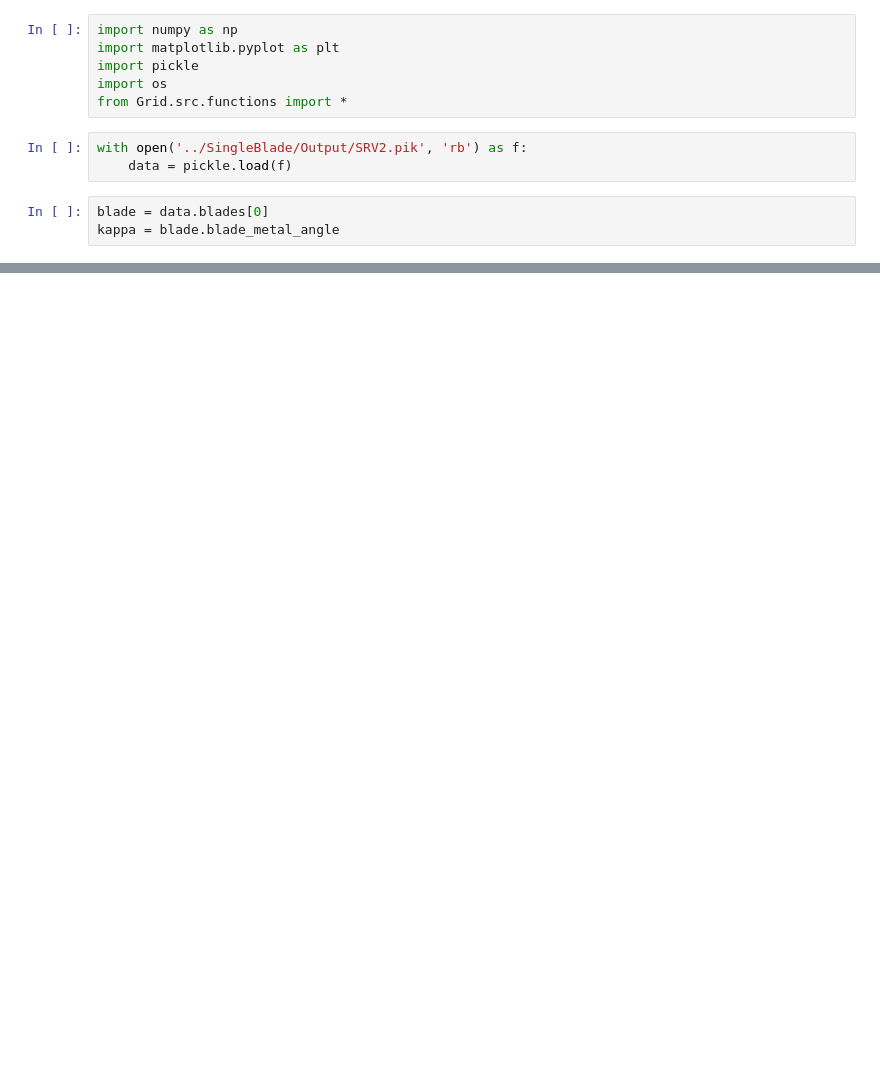
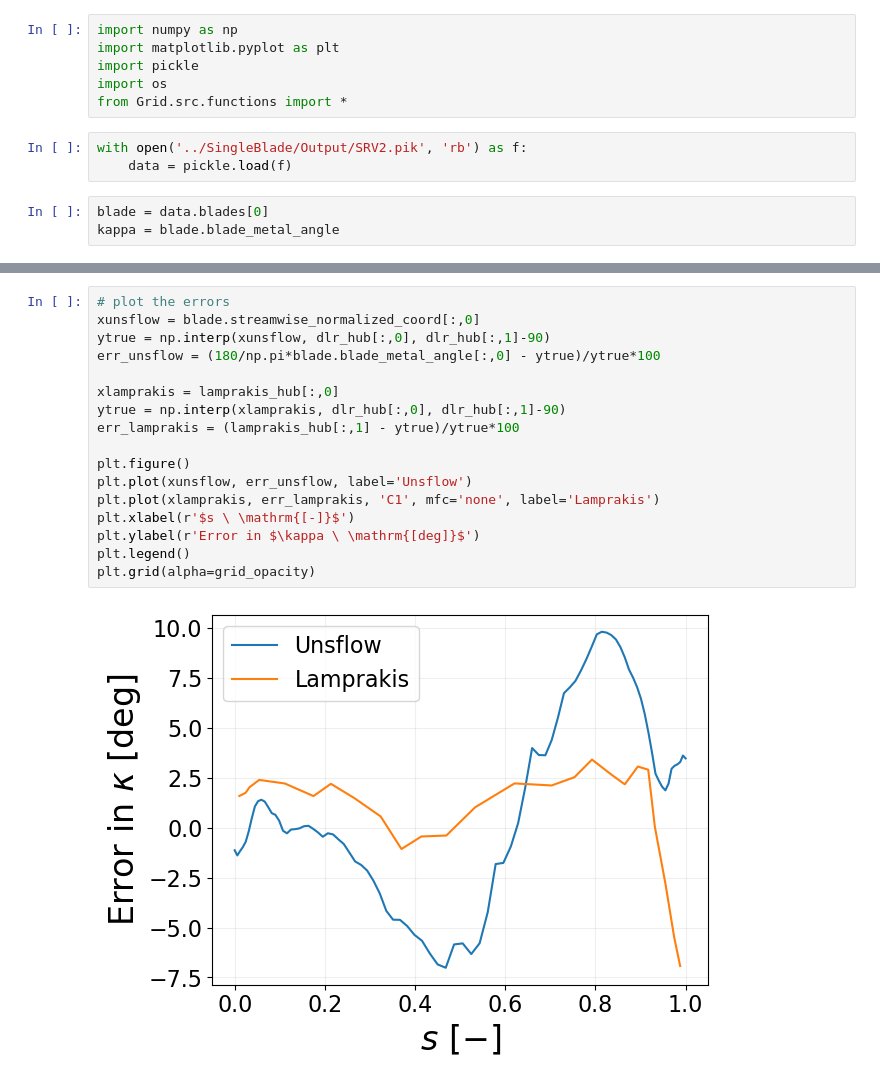
Before and after one commit to Propulsion-Power-TU-Delft/unsflow, a Jupyter notebook: Grid/testCases/DLR_SRV2/MetalAngleAnalysis/analysis.ipynb, the cells around one changed output, grey strips where cells are left out. Saved outputs shown, nothing was run; the diff lists cells and outputs as text; blank space fills up the shorter version.

```diff
--- a/Grid/testCases/DLR_SRV2/MetalAngleAnalysis/analysis.ipynb
+++ b/Grid/testCases/DLR_SRV2/MetalAngleAnalysis/analysis.ipynb
@@ -34,3 +34,22 @@ plt.grid(alpha=grid_opacity)
+# %%
+# plot the errors
+xunsflow = blade.streamwise_normalized_coord[:,0]
+ytrue = np.interp(xunsflow, dlr_hub[:,0], dlr_hub[:,1]-90)
+err_unsflow = (180/np.pi*blade.blade_metal_angle[:,0] - ytrue)/ytrue*100
+
+xlamprakis = lamprakis_hub[:,0]
+ytrue = np.interp(xlamprakis, dlr_hub[:,0], dlr_hub[:,1]-90)
+err_lamprakis = (lamprakis_hub[:,1] - ytrue)/ytrue*100
+
+plt.figure()
+plt.plot(xunsflow, err_unsflow, label='Unsflow')
+plt.plot(xlamprakis, err_lamprakis, 'C1', mfc='none', label='Lamprakis')
+plt.xlabel(r'$s \ \mathrm{[-]}$')
+plt.ylabel(r'Error in $\kappa \ \mathrm{[deg]}$')
+plt.legend()
+plt.grid(alpha=grid_opacity)
+# %% [output]
+[figure, added]
 # %%
 lamprakis_shroud = np.loadtxt('lamprakis_shroud.csv', delimiter=',', skiprows=1)
 dlr_shroud = np.loadtxt('dlr_shroud.csv', delimiter=',', skiprows=1)
```
Also changed, not shown: parts of 3 cells of this notebook, 3 other files.
